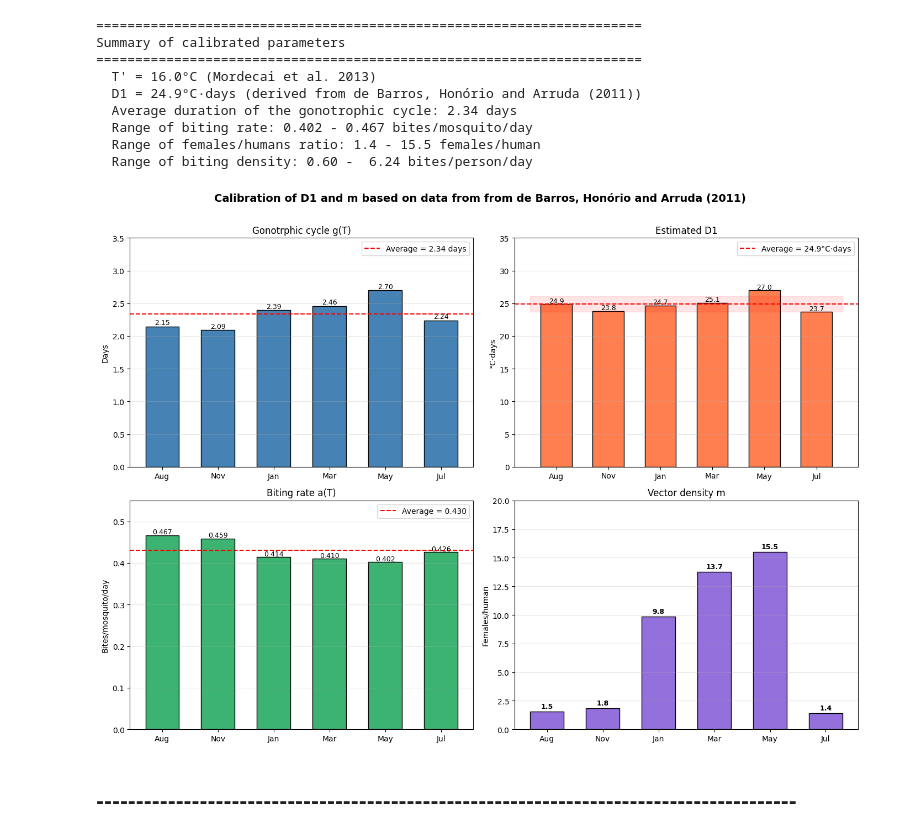
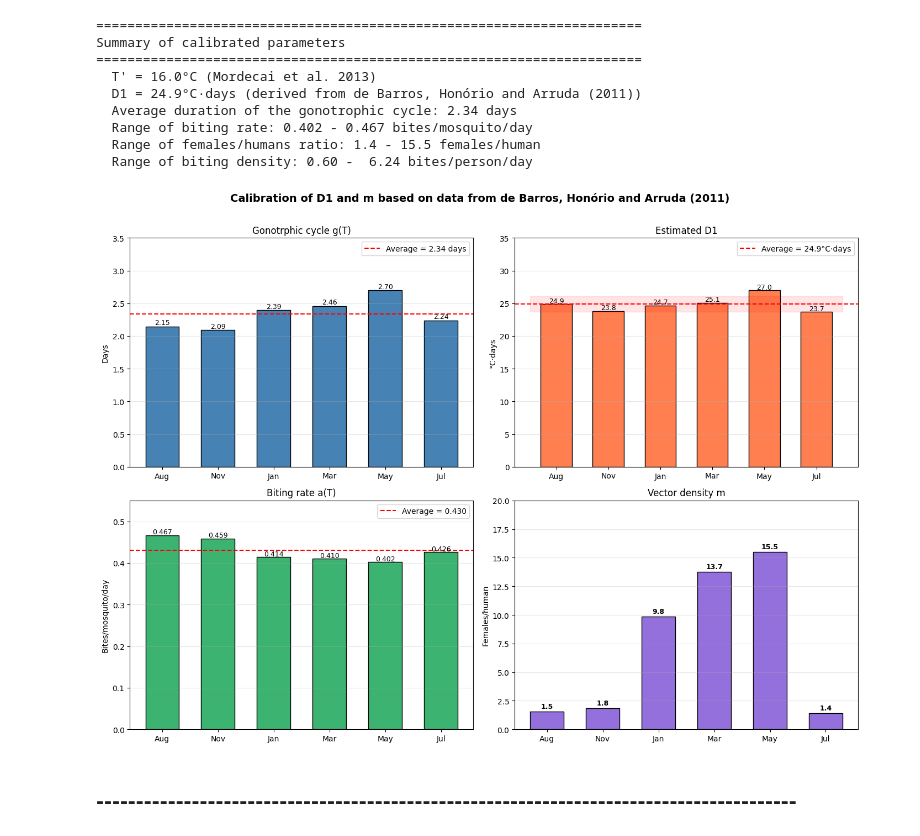
Before and after one commit to RaphaLevy/Study_on_malaria_dynamics_v2, a Jupyter notebook: data_files/notebooks/Biting_Rate_Estimation.ipynb, the cells around one changed output. Saved outputs shown, nothing was run; the diff lists cells and outputs as text; code cells hidden in the pictures.

```diff
--- a/data_files/notebooks/Biting_Rate_Estimation.ipynb
+++ b/data_files/notebooks/Biting_Rate_Estimation.ipynb
@@ -436,35 +436,35 @@ for bar, val in zip(bars, data['D1']):
 ax.set_xticks(x); ax.set_xticklabels(months)
 ax.set_ylabel('°C·days'); ax.set_title('Estimated D1')
 ax.legend(); ax.set_ylim(0, 35); ax.grid(axis='y', alpha=0.3)
 
 # --- C) a(T) ---
 ax = axes[1, 0]
 bars = ax.bar(x, data['a_T'], color='mediumseagreen', edgecolor='black', width=0.6)
 ax.axhline(data['a_T'].mean(), color='red', ls='--', lw=1.5,
            label=f'Average = {data["a_T"].mean():.3f}')
 for bar, val in zip(bars, data['a_T']):
     ax.text(bar.get_x() + bar.get_width()/2, bar.get_height() + 0.003,
             f'{val:.3f}', ha='center', fontsize=9)
 ax.set_xticks(x); ax.set_xticklabels(months)
 ax.set_ylabel('Bites/mosquito/day'); ax.set_title('Biting rate a(T)')
 ax.legend(); ax.set_ylim(0, 0.55); ax.grid(axis='y', alpha=0.3)
 
 # --- D) m (vector density) ---
 ax = axes[1, 1]
 bars = ax.bar(x, data['m'], color='mediumpurple', edgecolor='black', width=0.6)
 for bar, val in zip(bars, data['m']):
     ax.text(bar.get_x() + bar.get_width()/2, bar.get_height() + 0.3,
             f'{val:.1f}', ha='center', fontsize=9, fontweight='bold')
 ax.set_xticks(x); ax.set_xticklabels(months)
 ax.set_ylabel('Females/human'); ax.set_title('Vector density m')
 ax.set_ylim(0, 20); ax.grid(axis='y', alpha=0.3)
 
-plt.suptitle('Calibration of D1 and m based on data from from de Barros, Honório and Arruda (2011)',
+plt.suptitle('Calibration of D1 and m based on data from de Barros, Honório and Arruda (2011)',
              fontsize=14, fontweight='bold', y=1.01)
 plt.tight_layout()
 plt.show()
 # %% [output]
-[figure, old version]
+[figure, new version]
 # %% [markdown]
 ### ---------------------------------------------------------------------------------------- ###
 # %%
```
Also changed, not shown: parts of 1 cell of this notebook.
